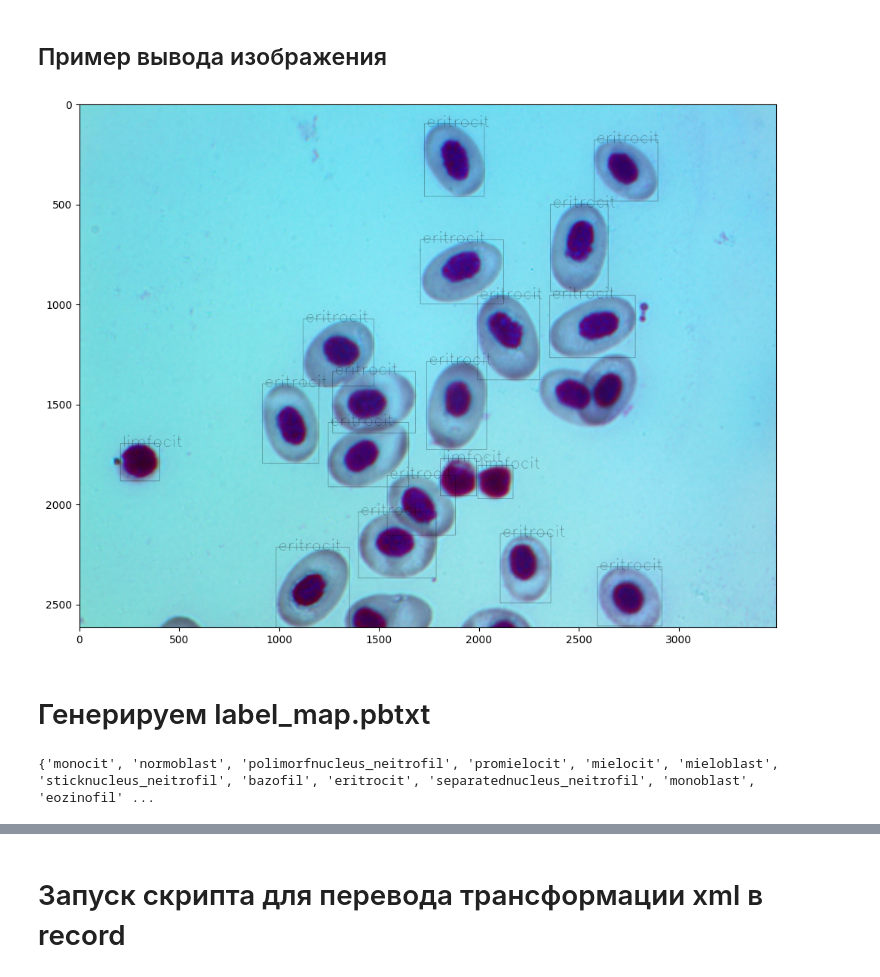
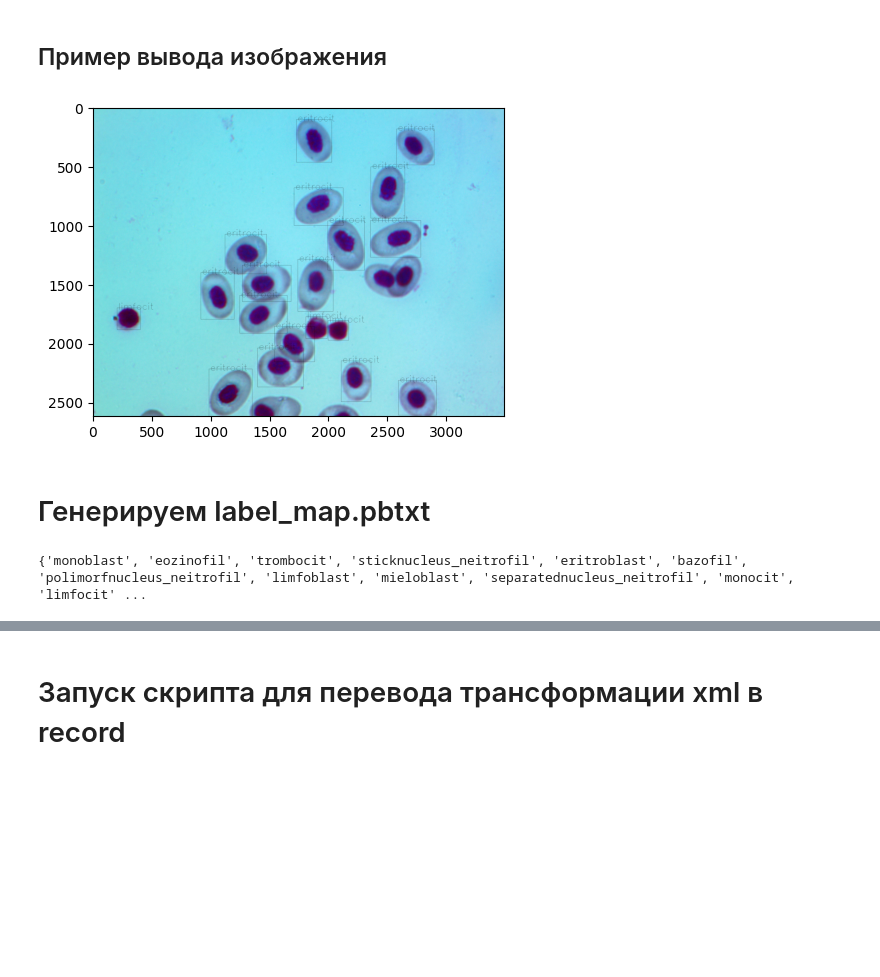
Before and after one commit to Midnight1Knight/Blood-object-detection, a Jupyter notebook: 1.DataExplore.ipynb, the cells around one changed output, grey strips where cells are left out. Cells and saved outputs as stored; diff of their text form; code cells hidden in the pictures; blank space fills up the shorter version.

```diff
--- a/1.DataExplore.ipynb
+++ b/1.DataExplore.ipynb
@@ -129,30 +127,30 @@ plt.show()
 # %%
 # Note that the function below is adapted from https://github.com/Shenggan/BCCD_Dataset
 image = cv2.imread(path_to_image + '.jpg')
 tree = ET.parse(path_to_image + '.xml')
 for elem in tree.iter():
     if 'object' in elem.tag or 'part' in elem.tag:
         for attr in list(elem):
             if 'name' in attr.tag:
                 name = attr.text
             if 'bndbox' in attr.tag:
                 for dim in list(attr):
                     if 'xmin' in dim.tag:
                         xmin = int(round(float(dim.text)))
                     if 'ymin' in dim.tag:
                         ymin = int(round(float(dim.text)))
                     if 'xmax' in dim.tag:
                         xmax = int(round(float(dim.text)))
                     if 'ymax' in dim.tag:
                         ymax = int(round(float(dim.text)))
                 cv2.rectangle(image, (xmin, ymin),
                             (xmax, ymax), (0, 0, 0), 1)
                 cv2.putText(image, name, (xmin + 10, ymin + 15),
                         cv2.FONT_HERSHEY_SIMPLEX, 1e-3 * image.shape[0], (0, 0, 0), 1)
-plt.figure(figsize=(16,9))
+plt.figure(figsize=(9,4))
 plt.imshow(image)
 plt.show()
 # %% [output]
-[figure, old version]
+[figure, new version]
 # %% [markdown]
 # Генерируем label_map.pbtxt
@@ -190,15 +184,3 @@ def create_label_map(classes, path_to_data):
             f.write(' id: %d\n' % (i + 1))
             f.write(' name: \"%s\"\n' % classes[i])
             f.write('}\n')
-
-if __name__ == '__main__':
-    classes = set()
-    paths = [TRAIN_PATH]
-    for path in paths:
-        for filename in os.listdir(path):
-            if filename.endswith('.xml'):
-                classes.update(parse_xml(path + '%s' % filename))
-        print(classes, len(classes))
-        create_label_map(classes, path)
-# %% [output]
-{'monocit', 'normoblast', 'polimorfnucleus_neitrofil', 'promielocit', 'mielocit', 'mieloblast', 'sticknucleus_neitrofil', 'bazofil', 'eritrocit', 'separatednucleus_neitrofil', 'monoblast', 'eozinofil' ...
@@ -204,0 +191,11 @@ if __name__ == '__main__':
+# %%
+classes = set()
+paths = [TRAIN_PATH]
+for path in paths:
+    for filename in os.listdir(path):
+        if filename.endswith('.xml'):
+            classes.update(parse_xml(path + '%s' % filename))
+    print(classes, len(classes))
+    create_label_map(classes, path)
+# %% [output]
+{'monoblast', 'eozinofil', 'trombocit', 'sticknucleus_neitrofil', 'eritroblast', 'bazofil', 'polimorfnucleus_neitrofil', 'limfoblast', 'mieloblast', 'separatednucleus_neitrofil', 'monocit', 'limfocit' ...
```
Also changed, not shown: parts of 11 cells of this notebook, 7 other files.
